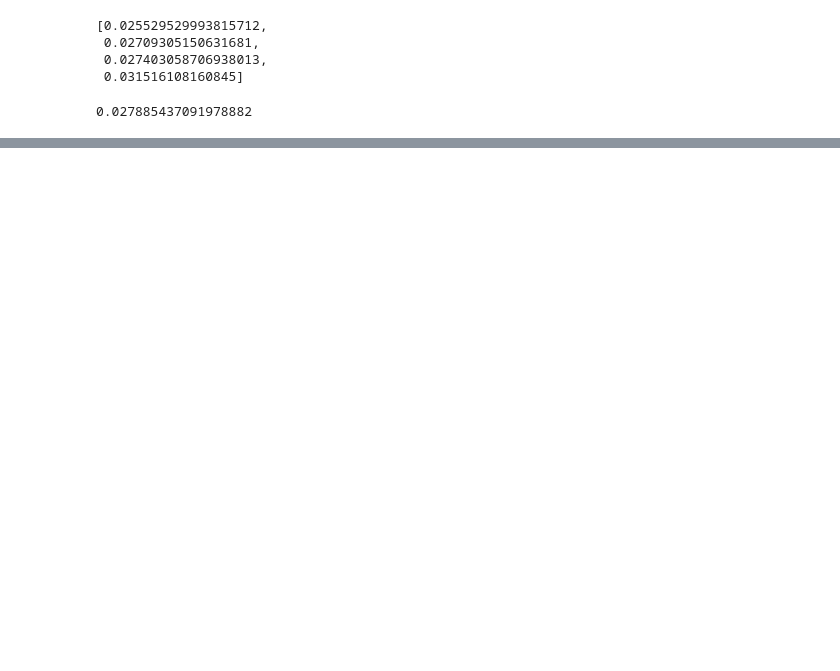
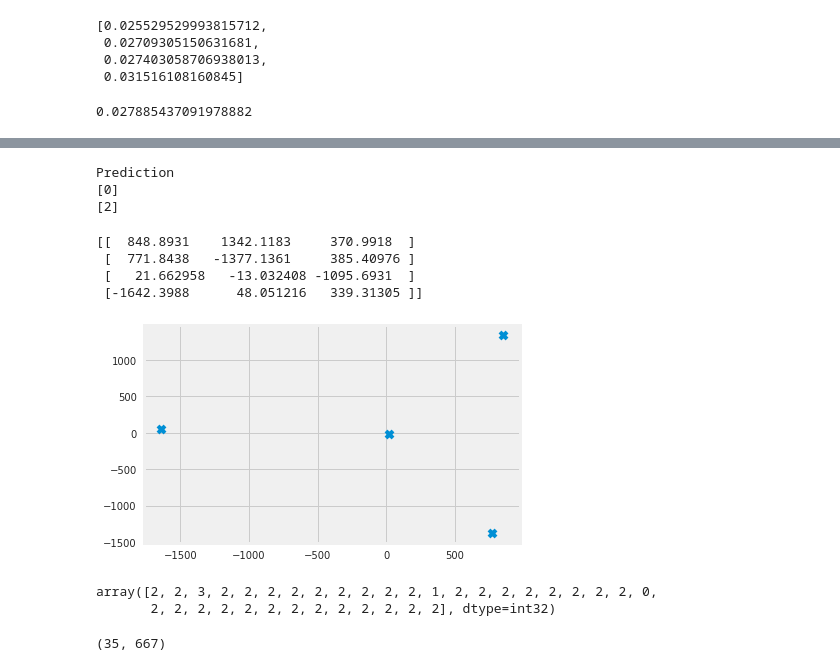
Before and after one commit to aman-berhe/TLP_thesis, a Jupyter notebook: codes/scene_story.ipynb, the cells around one changed output, grey strips where cells are left out. Cells and saved outputs as stored; diff of their text form; code cells hidden in the pictures; blank space fills up the shorter version.

```diff
--- a/codes/scene_story.ipynb
+++ b/codes/scene_story.ipynb
@@ -218,5 +217,5 @@ def extracting_story_time(start_scene,end_scene,story_id):
 # %%
-x1,x2,x3=extracting_story_time(df.start_time,df.end_time,df.story_id)
+df_extracted=extracting_story_time(df.start_time,df.end_time,df.story_id)
 # %%
 df_story_time=pd.DataFrame(columns=('st_st_t','st_ed_t','st_id'))
 # %%
@@ -256,5 +262,5 @@ def to_min_sec(st_ms,end_ms):
 # %%
-m,s,em,es=to_min_sec(df_story_time.st_st_t[13],df_story_time.st_ed_t[13])
+m,s,em,es=to_min_sec(df_extracted.start_time[10],df_extracted.end_time[10])
 # %%
 m,s,em,es
 # %% [output]
@@ -386 +343,19 @@ start    end     story id
+# %%
+import os
+import re
+def clean_str(string):
+    string = re.sub(r"[^A-Za-z0-9(),!?\'\`]", " ", string)
+    string = re.sub(r"\'s", " \'s", string)
+    string = re.sub(r"\'ve", " \'ve", string)
+    string = re.sub(r"n\'t", " n\'t", string)
+    string = re.sub(r"\'re", " \'re", string)
+    string = re.sub(r"\'d", " \'d", string)
+    string = re.sub(r"\'ll", " \'ll", string)
+    string = re.sub(r",", " , ", string)
+    string = re.sub(r"!", " ! ", string)
+    string = re.sub("([\(\[]).*?([\)\]])", "", string)
+    #string = re.sub(r")", r"", string)
+    #string = re.sub(r"\?", " \? ", string)
+    #string = re.sub(r"\s{2,}", " ", string)
+    return string.strip()#.lower()
 # %%
@@ -402,3 +385,3 @@ def story_texts(start,end,story_id,file_name):
 # %%
-f='/people/berhe/Bureau/Project/TLP_thesis/subtitles/GameOfThrones.Season01.Episode01.en.srt'
-story_texts(df_story_time.st_st_t,df_story_time.st_ed_t,df_story_time.st_id,f)
+f='/home/berhe/Desktop/LIMSI/TLP_thesis/subtitles/GameOfThrones.Season01.Episode01.en.srt'
+sc_tex,sc_lbl=sceneTexts(df_extracted.start_time,df_extracted.end_time,df_extracted.story_id,f)
@@ -471,0 +580,13 @@ b.sentiment.polarity
+# %%
+print("Prediction")
+Y = vectorizer.transform(["Lannisters don't act like fools now help me keep the damn thing."])
+prediction = model.predict(Y)
+print(prediction)
+
+Y = vectorizer.transform(["What the hell do you know about being a bastard?"])
+prediction = model.predict(Y)
+print(prediction)
+# %% [output]
+Prediction
+[0]
+[2]
@@ -471,0 +602,21 @@ b.sentiment.polarity
+# %%
+from sklearn.manifold import TSNE
+centroids = model.cluster_centers_
+tsne_init = 'pca'  # could also be 'random'
+tsne_perplexity = 10.0
+tsne_early_exaggeration = 4.0
+tsne_learning_rate = 1000
+random_state = 1
+model1 = TSNE(n_components=3, random_state=random_state, init=tsne_init, perplexity=tsne_perplexity,
+         early_exaggeration=tsne_early_exaggeration, learning_rate=tsne_learning_rate)
+
+transformed_centroids = model1.fit_transform(centroids)
+print (transformed_centroids)
+plt.scatter(transformed_centroids[:, 0], transformed_centroids[:, 1], marker='x')
+plt.show()
+# %% [output]
+[[  848.8931    1342.1183     370.9918  ]
+ [  771.8438   -1377.1361     385.40976 ]
+ [   21.662958   -13.032408 -1095.6931  ]
+ [-1642.3988      48.051216   339.31305 ]]
+[figure, added]
@@ -471,0 +626,5 @@ b.sentiment.polarity
+# %%
+labels
+# %% [output]
+array([2, 2, 3, 2, 2, 2, 2, 2, 2, 2, 2, 2, 1, 2, 2, 2, 2, 2, 2, 2, 2, 0,
+       2, 2, 2, 2, 2, 2, 2, 2, 2, 2, 2, 2, 2], dtype=int32)
@@ -471,0 +633,4 @@ b.sentiment.polarity
+# %%
+tfidf_matrix.shape
+# %% [output]
+(35, 667)
```
Also changed, not shown: parts of 82 cells of this notebook, 28 other files.
